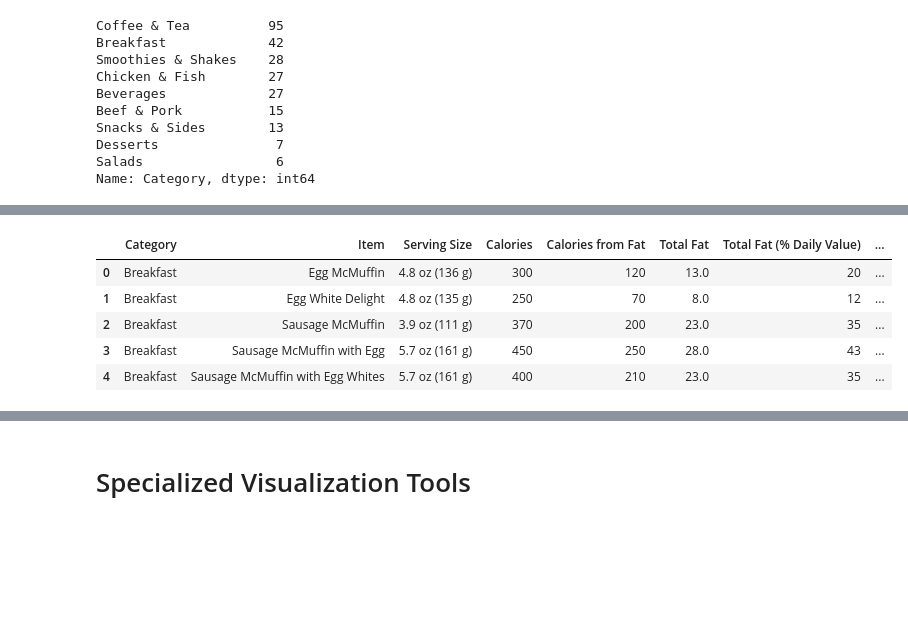
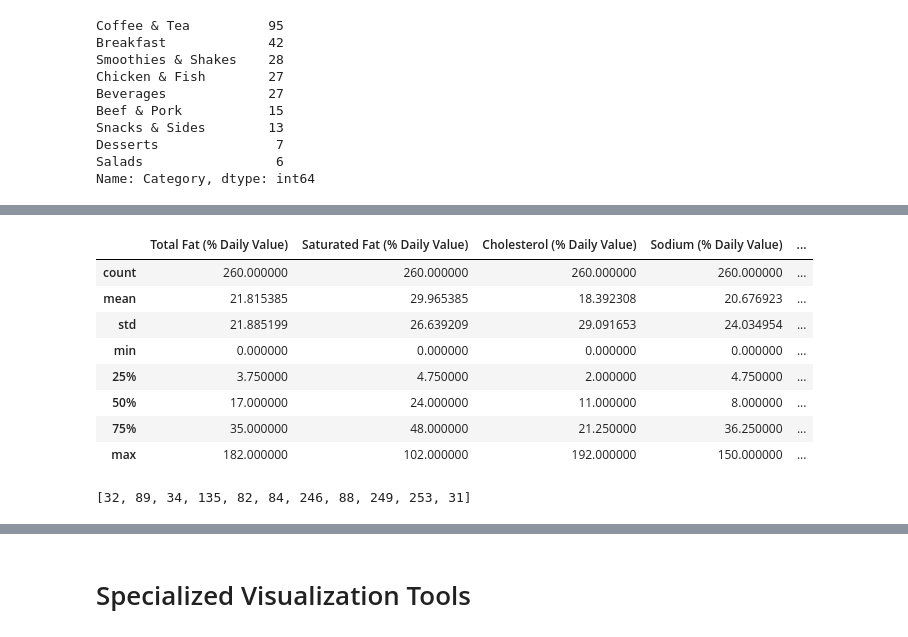
Before and after one commit to Andhi1710/python, a Jupyter notebook: (Andhi_Hamzah)_McDonald's.ipynb, the cells around one changed output, grey strips where cells are left out. Drawn from its saved outputs; the diff is of its cells as text; code cells hidden in the pictures; blank space fills up the shorter version.

```diff
--- a/(Andhi_Hamzah)_McDonald's.ipynb
+++ b/(Andhi_Hamzah)_McDonald's.ipynb
@@ -347,3 +302,6 @@ Snacks & Sides        13
 Desserts               7
 Salads                 6
 Name: Category, dtype: int64
+# %%
+df = df.iloc[:,[1,6,8,11,13,15,17,20,21,22,23]]
+df.head()
@@ -350,9 +315,12 @@ Name: Category, dtype: int64
 # %%
-df.head()
+df.describe()
 # %% [output]
-|  | Category | Item | Serving Size | Calories | Calories from Fat | Total Fat | Total Fat (% Daily Value) | ... |
-| 0 | Breakfast | Egg McMuffin | 4.8 oz (136 g) | 300 | 120 | 13.0 | 20 | ... |
-| 1 | Breakfast | Egg White Delight | 4.8 oz (135 g) | 250 | 70 | 8.0 | 12 | ... |
-| 2 | Breakfast | Sausage McMuffin | 3.9 oz (111 g) | 370 | 200 | 23.0 | 35 | ... |
-| 3 | Breakfast | Sausage McMuffin with Egg | 5.7 oz (161 g) | 450 | 250 | 28.0 | 43 | ... |
-| 4 | Breakfast | Sausage McMuffin with Egg Whites | 5.7 oz (161 g) | 400 | 210 | 23.0 | 35 | ... |
+|  | Total Fat (% Daily Value) | Saturated Fat (% Daily Value) | Cholesterol (% Daily Value) | Sodium (% Daily Value) | ... |
+| count | 260.000000 | 260.000000 | 260.000000 | 260.000000 | ... |
+| mean | 21.815385 | 29.965385 | 18.392308 | 20.676923 | ... |
+| std | 21.885199 | 26.639209 | 29.091653 | 24.034954 | ... |
+| min | 0.000000 | 0.000000 | 0.000000 | 0.000000 | ... |
+| 25% | 3.750000 | 4.750000 | 2.000000 | 4.750000 | ... |
+| 50% | 17.000000 | 24.000000 | 11.000000 | 8.000000 | ... |
+| 75% | 35.000000 | 48.000000 | 21.250000 | 36.250000 | ... |
+| max | 182.000000 | 102.000000 | 192.000000 | 150.000000 | ... |
@@ -358,0 +334,4 @@ df.head()
+# %%
+index_list
+# %% [output]
+[32, 89, 34, 135, 82, 84, 246, 88, 249, 253, 31]
```
Also changed, not shown: parts of 10 cells of this notebook.
